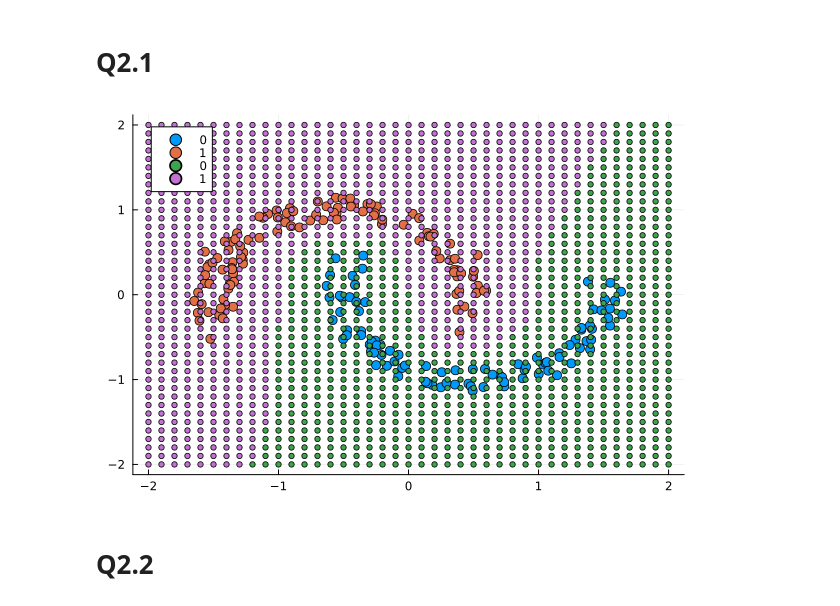
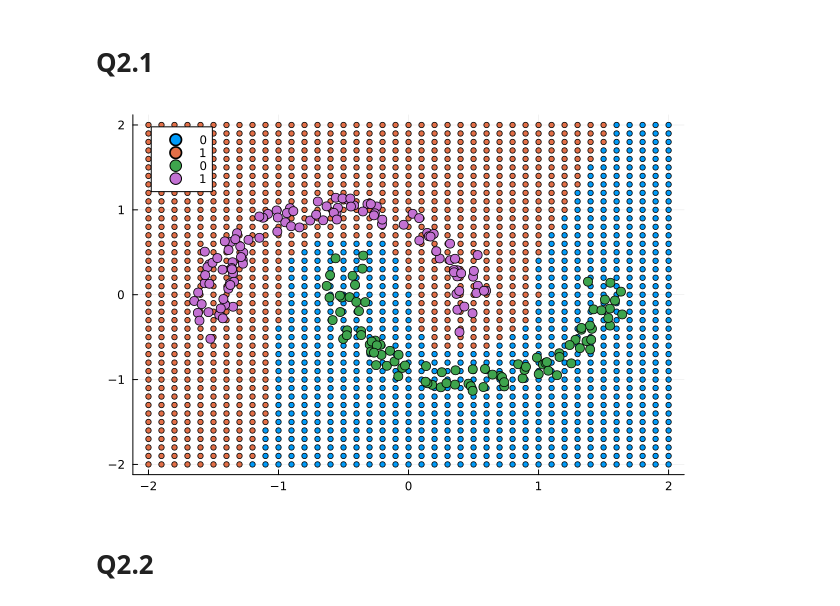
Before and after one commit to hanhuangv587/CS760hw3, a Jupyter notebook: hw3.ipynb, the cells around one changed output. Saved outputs shown, nothing was run; the diff lists cells and outputs as text; code cells hidden in the pictures.

```diff
--- a/hw3.ipynb
+++ b/hw3.ipynb
@@ -65,10 +65,10 @@ end
 D2z.y = categorical(map(Int,D2z.y));
 testD2z.y = categorical(testD2z.y);
 # %%
-@df D2z scatter(:x1, :x2, group = :y, markersize = 5, legend = :topleft)
-@df testD2z scatter!(:x1, :x2, group = :y, markersize = 3, legend = :topleft)
+@df testD2z scatter(:x1, :x2, group = :y, markersize = 3, legend = :topleft)
+@df D2z scatter!(:x1, :x2, group = :y, markersize = 5, legend = :topleft)
 # %% [output]
-[figure, old version]
+[figure, new version]
 # %% [markdown]
 # Q2.2
 # %%
```
Also changed, not shown: parts of 2 cells of this notebook.
